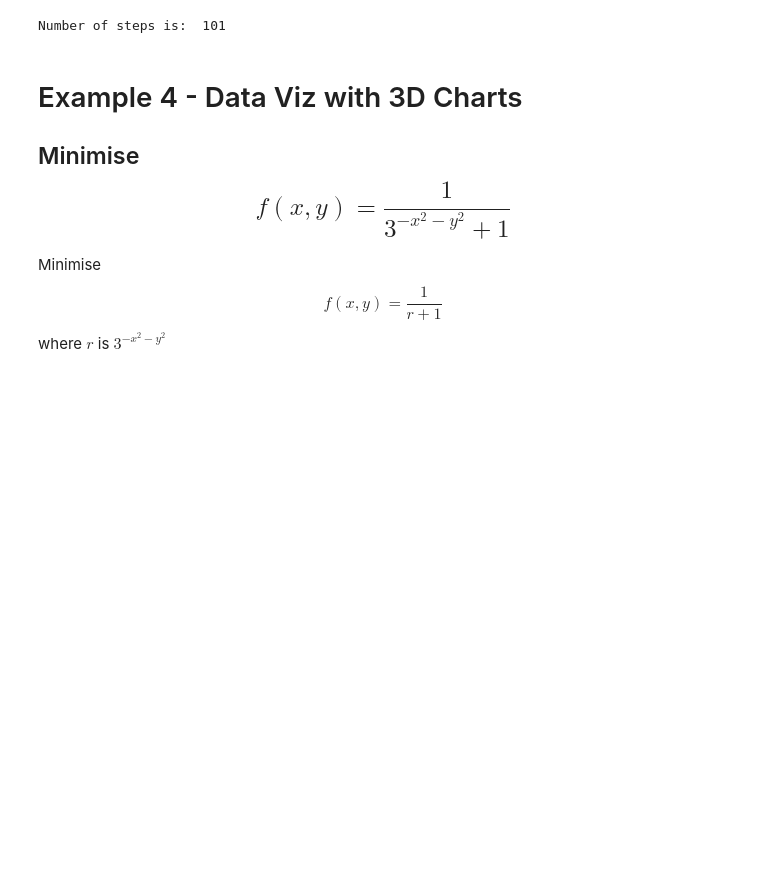
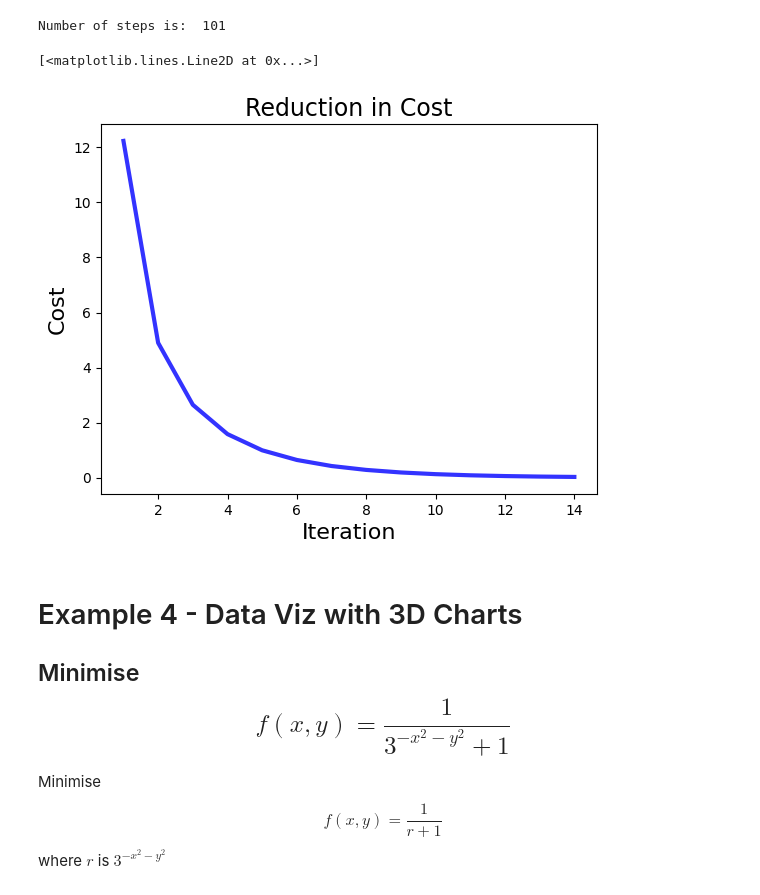
Before and after one commit to salonishenoy/AIMLcourse, a Jupyter notebook: AIML_Project_Module_4.ipynb, the cells around one changed output. Drawn from its saved outputs; the diff is of its cells as text; code cells hidden in the pictures; blank space fills up the shorter version.

```diff
--- a/AIML_Project_Module_4.ipynb
+++ b/AIML_Project_Module_4.ipynb
@@ -611,3 +609,14 @@ Number of steps is:  101
+# %%
+## TASK-7 : Plot reduction in cost for each iteration
+
+plt.title('Reduction in Cost', fontsize=17)
+plt.xlabel('Iteration', fontsize=16)
+plt.ylabel('Cost', fontsize=16)
+
+plt.plot(list(range(1, len(list_x)+1)), deriv_list, color='blue', linewidth=3, alpha=0.8)
+# %% [output]
+[<matplotlib.lines.Line2D at 0x...>]
+[figure, added]
 # %% [markdown]
 # Example 4 - Data Viz with 3D Charts
 
```
Also changed, not shown: parts of 1 cell of this notebook.
